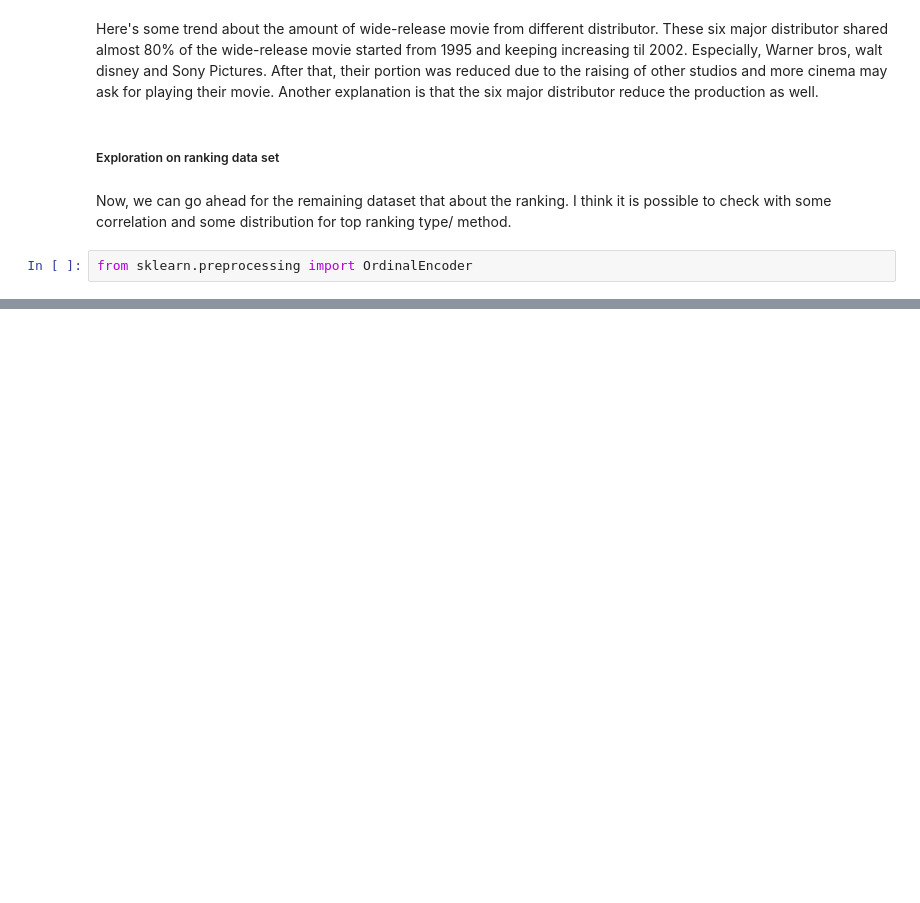
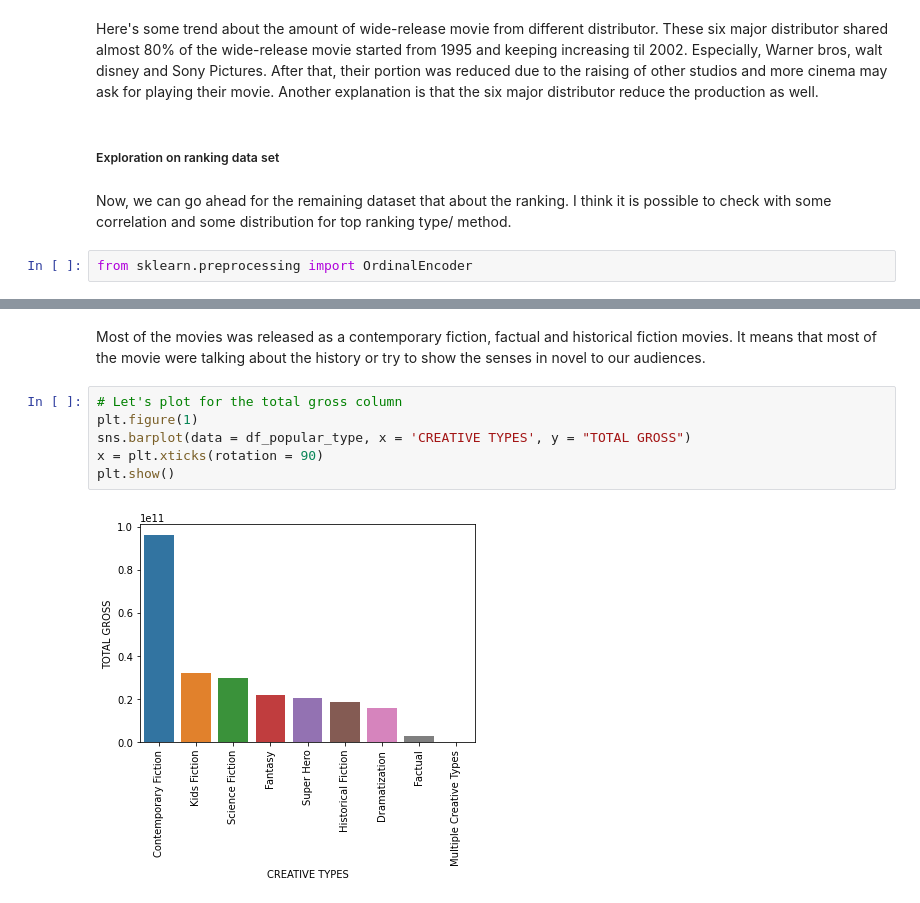
Before and after one commit to dcrowTMH/movie_eda, a Jupyter notebook: Movie_EDA.ipynb, the cells around one changed output, grey strips where cells are left out. Drawn from its saved outputs; the diff is of its cells as text; blank space fills up the shorter version.

```diff
--- a/Movie_EDA.ipynb
+++ b/Movie_EDA.ipynb
@@ -756,0 +782,10 @@ from sklearn.preprocessing import OrdinalEncoder
+# %% [markdown]
+Most of the movies was released as a contemporary fiction, factual and historical fiction movies. It means that most of the movie were talking about the history or try to show the senses in novel to our audiences.
+# %%
+# Let's plot for the total gross column
+plt.figure(1)
+sns.barplot(data = df_popular_type, x = 'CREATIVE TYPES', y = "TOTAL GROSS")
+x = plt.xticks(rotation = 90)
+plt.show()
+# %% [output]
+[figure, added]
```
Also changed, not shown: parts of 28 cells of this notebook.
